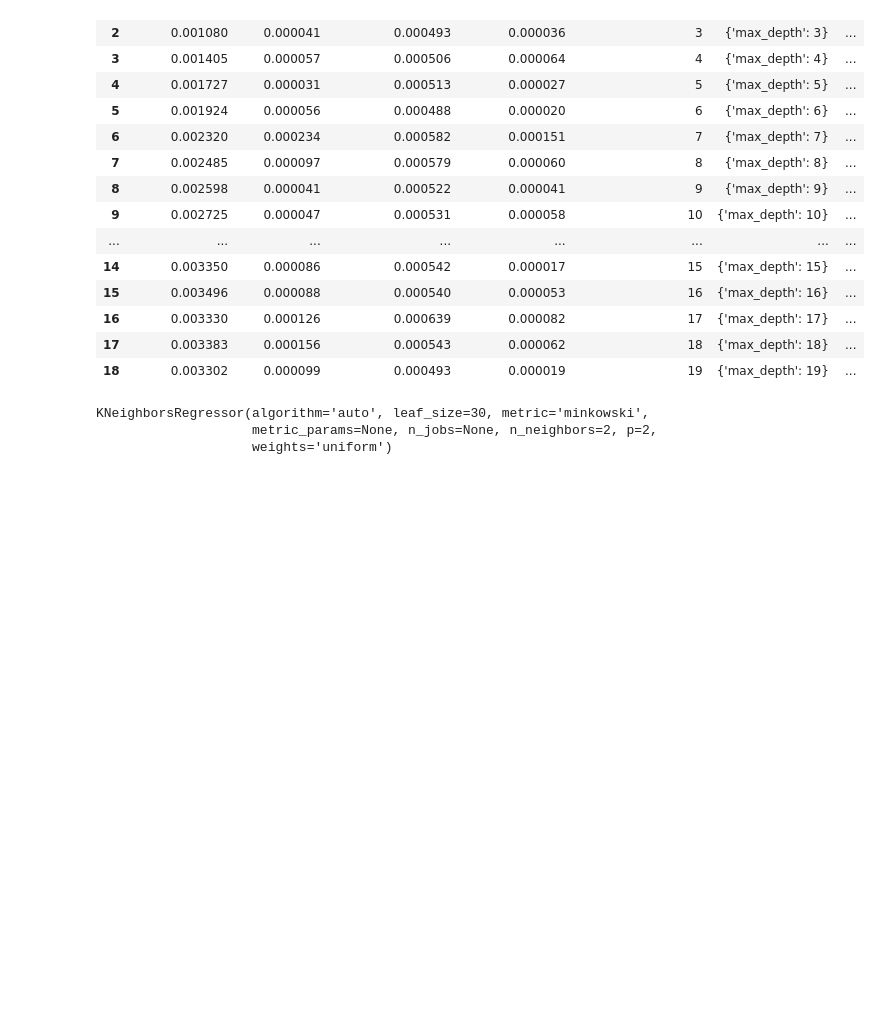
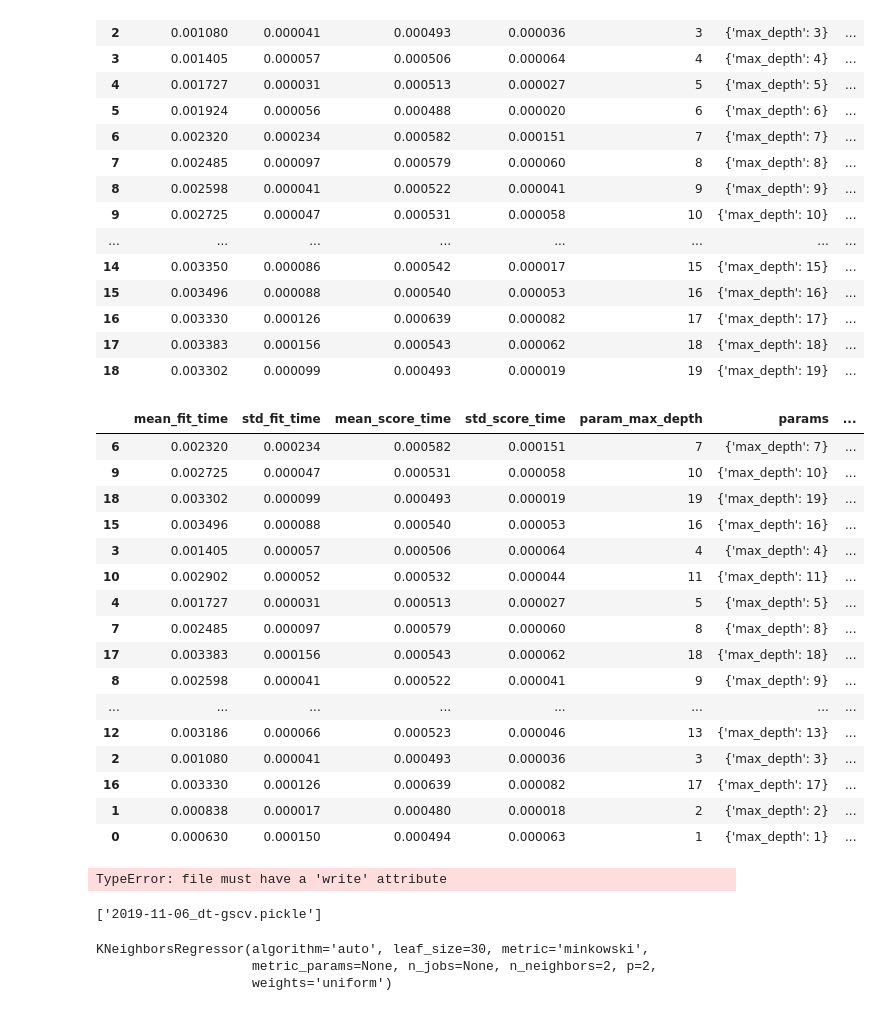
Before and after one commit to madymehlf/fall2019, a Jupyter notebook: week4/Week4.ipynb, the cells around one changed output. Drawn from its saved outputs; the diff is of its cells as text; code cells hidden in the pictures; blank space fills up the shorter version.

```diff
--- a/week4/Week4.ipynb
+++ b/week4/Week4.ipynb
@@ -596,3 +596,23 @@ cv_df
 | 16 | 0.003330 | 0.000126 | 0.000639 | 0.000082 | 17 | {'max_depth': 17} | ... |
 | 17 | 0.003383 | 0.000156 | 0.000543 | 0.000062 | 18 | {'max_depth': 18} | ... |
 | 18 | 0.003302 | 0.000099 | 0.000493 | 0.000019 | 19 | {'max_depth': 19} | ... |
+# %%
+cv_df.sort_values("rank_test_score", ascending=True)
+# %% [output]
+|  | mean_fit_time | std_fit_time | mean_score_time | std_score_time | param_max_depth | params | ... |
+| 6 | 0.002320 | 0.000234 | 0.000582 | 0.000151 | 7 | {'max_depth': 7} | ... |
+| 9 | 0.002725 | 0.000047 | 0.000531 | 0.000058 | 10 | {'max_depth': 10} | ... |
+| 18 | 0.003302 | 0.000099 | 0.000493 | 0.000019 | 19 | {'max_depth': 19} | ... |
+| 15 | 0.003496 | 0.000088 | 0.000540 | 0.000053 | 16 | {'max_depth': 16} | ... |
+| 3 | 0.001405 | 0.000057 | 0.000506 | 0.000064 | 4 | {'max_depth': 4} | ... |
+| 10 | 0.002902 | 0.000052 | 0.000532 | 0.000044 | 11 | {'max_depth': 11} | ... |
+| 4 | 0.001727 | 0.000031 | 0.000513 | 0.000027 | 5 | {'max_depth': 5} | ... |
+| 7 | 0.002485 | 0.000097 | 0.000579 | 0.000060 | 8 | {'max_depth': 8} | ... |
+| 17 | 0.003383 | 0.000156 | 0.000543 | 0.000062 | 18 | {'max_depth': 18} | ... |
+| 8 | 0.002598 | 0.000041 | 0.000522 | 0.000041 | 9 | {'max_depth': 9} | ... |
+| ... | ... | ... | ... | ... | ... | ... | ... |
+| 12 | 0.003186 | 0.000066 | 0.000523 | 0.000046 | 13 | {'max_depth': 13} | ... |
+| 2 | 0.001080 | 0.000041 | 0.000493 | 0.000036 | 3 | {'max_depth': 3} | ... |
+| 16 | 0.003330 | 0.000126 | 0.000639 | 0.000082 | 17 | {'max_depth': 17} | ... |
+| 1 | 0.000838 | 0.000017 | 0.000480 | 0.000018 | 2 | {'max_depth': 2} | ... |
+| 0 | 0.000630 | 0.000150 | 0.000494 | 0.000063 | 1 | {'max_depth': 1} | ... |
@@ -599,3 +621,12 @@ cv_df
+# %%
+import pickle
+pickle.dump(gscv, "2019-11-06_dt-gscv.pickle")
+# %% [output]
+TypeError: file must have a 'write' attribute
+# %%
+joblib.dump(gscv, "2019-11-06_dt-gscv.pickle")#save training models
+# %% [output]
+['2019-11-06_dt-gscv.pickle']
 # %%
 gscv.best_estimator_
 # %% [output]
```
Also changed, not shown: parts of 1 cell of this notebook.
